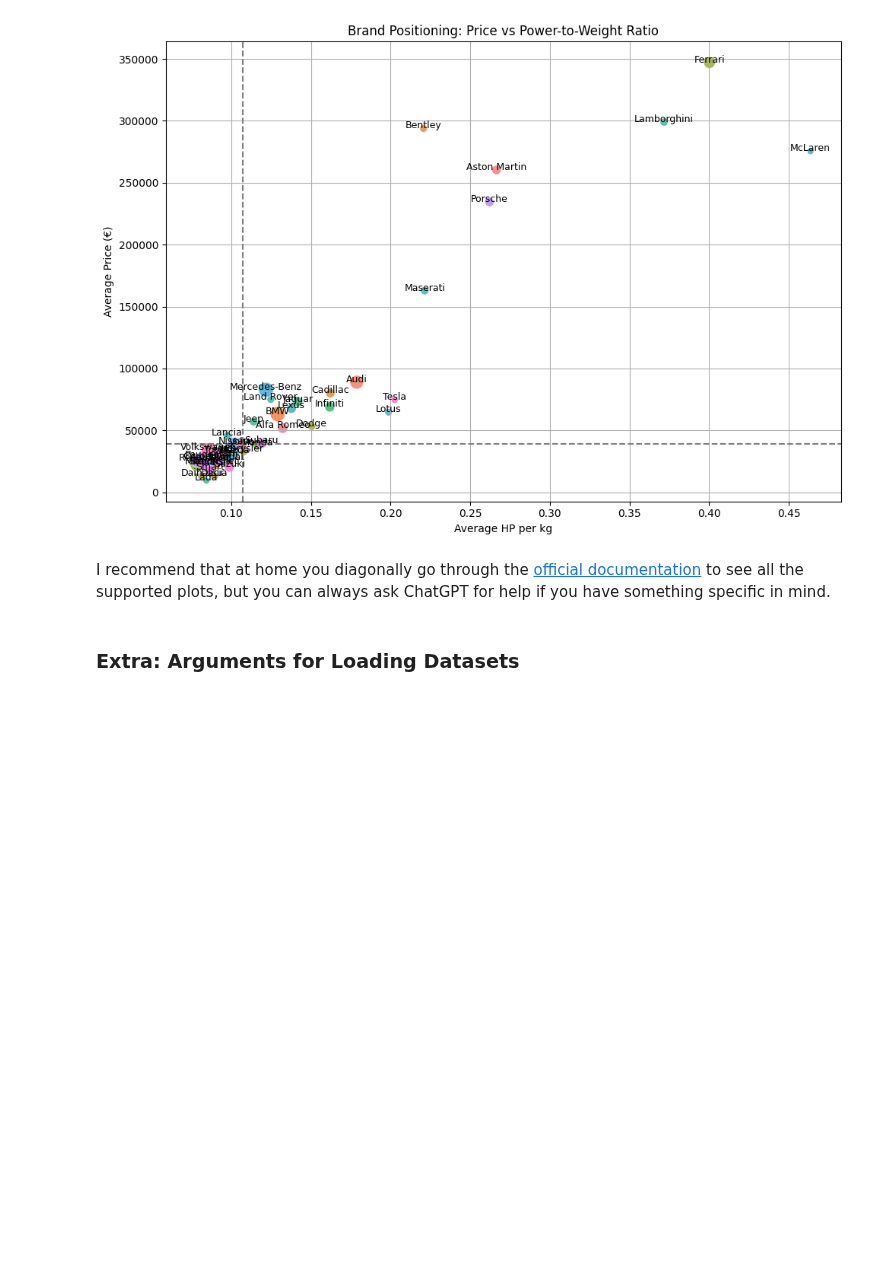
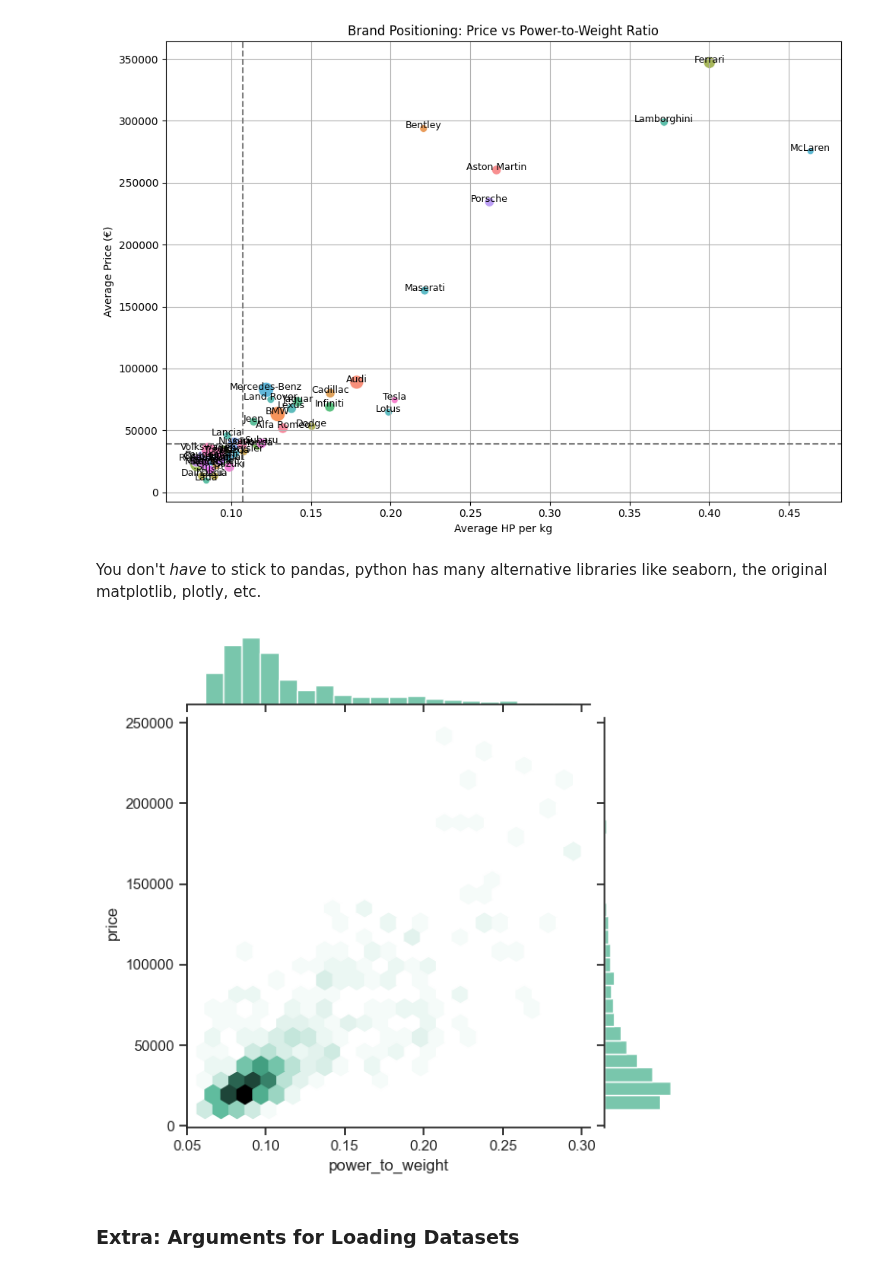
Before and after one commit to ciri/iese-dsfb, a Jupyter notebook: notebooks/200-Pandas.ipynb, the cells around one changed output. Cells and saved outputs as stored; diff of their text form; code cells hidden in the pictures; blank space fills up the shorter version.

```diff
--- a/notebooks/200-Pandas.ipynb
+++ b/notebooks/200-Pandas.ipynb
@@ -477,8 +477,30 @@ plt.tight_layout()
 plt.show()
 # %% [output]
 [figure]
-# %% [markdown]
-I recommend that at home you diagonally go through the [official documentation](https://pandas.pydata.org/docs/user_guide/visualization.html) to see all the supported plots, but you can always ask ChatGPT for help if you have something specific in mind.
+# %% [markdown]
+You don't *have* to stick to pandas, python has many alternative libraries like seaborn, the original matplotlib, plotly, etc.
+# %%
+import seaborn as sns
+
+df['power_to_weight'] = df['total_max_power_hp'] / df['curb_weight']
+
+sns.set_theme(style="ticks")
+
+f_price_quantiles =  (df.price > df.price.quantile(0.05)) & (df.price < df.price.quantile(0.95))
+f_ptw_quantiles   =  (df.power_to_weight > df.power_to_weight.quantile(0.05)) & (df.power_to_weight < df.power_to_weight.quantile(0.95))
+
+g = sns.jointplot(
+    data=df[ f_price_quantiles & f_ptw_quantiles],
+    x="power_to_weight",
+    y="price",
+    kind="hex",
+    color="#4CB391"
+)
+
+
+plt.show()
+# %% [output]
+[figure, added]
 # %% [markdown]
 ### Extra: Arguments for Loading Datasets
 # %% [markdown]
```
Also changed, not shown: parts of 4 cells of this notebook, 3 other files.
